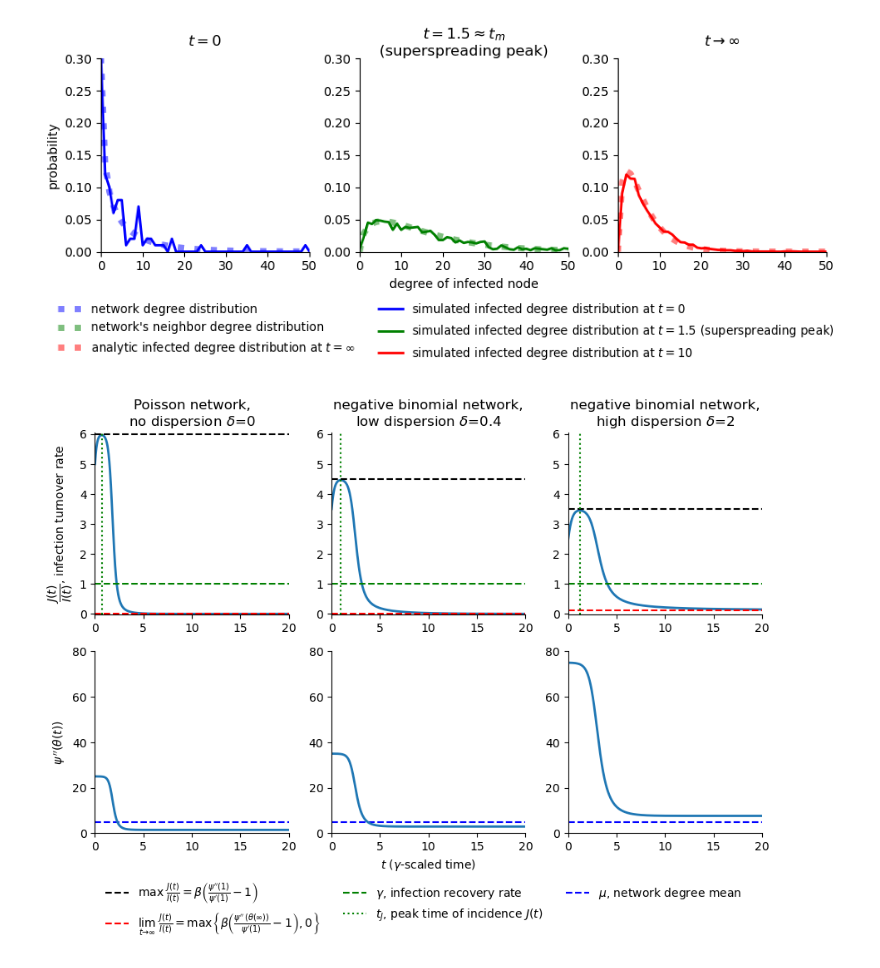
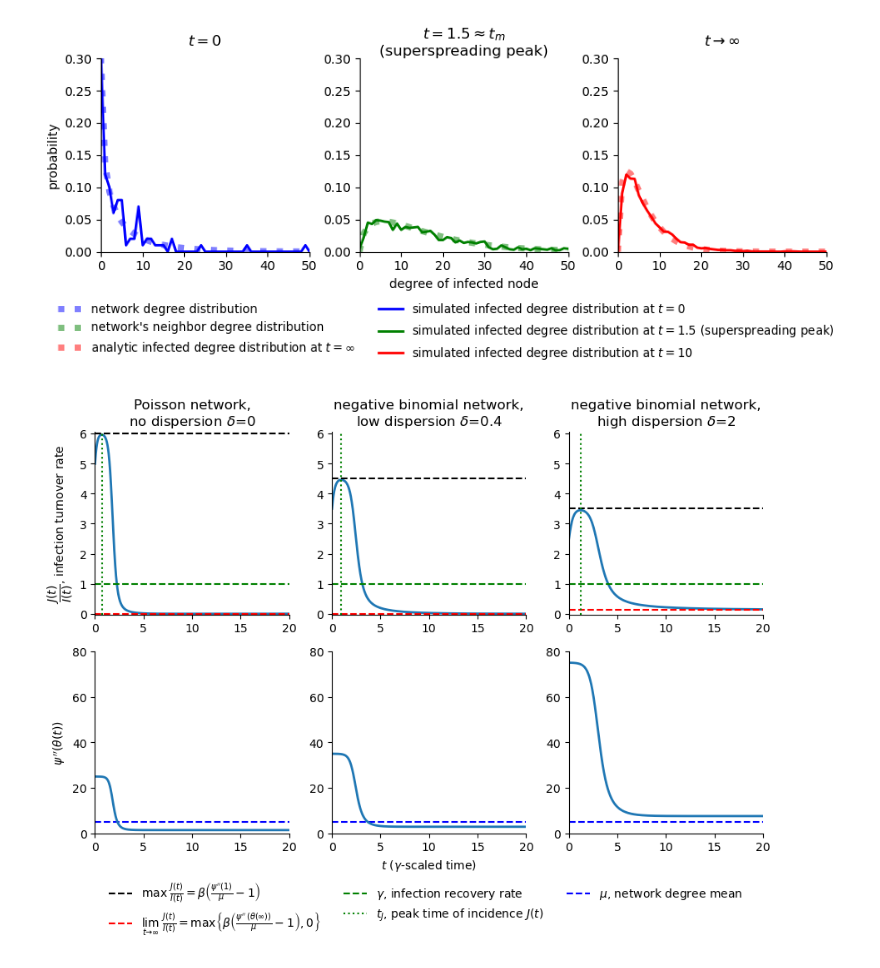
Before and after one commit to freedmanari/infected_degrees, a Jupyter notebook: network_epidemic.ipynb, the cells around one changed output. Saved outputs shown, nothing was run; the diff lists cells and outputs as text; code cells hidden in the pictures.

Commit message:
label change in figure J_I

```diff
--- a/network_epidemic.ipynb
+++ b/network_epidemic.ipynb
@@ -1384,9 +1384,9 @@ J = -psi(theta)*dtheta/I
 
 ax[0,1].plot(ts_ode, J, linewidth=2)
 ax[0,1].axhline(y=beta*(psi2(1)/psi(1)-1), color='black', linestyle='--',
-                label=r'max $\frac{J(t)}{I(t)}=\beta\left(\frac{\psi^{\prime\prime}(1)}{\psi^{\prime}(1)}-1\right)$')
+                label=r'max $\frac{J(t)}{I(t)}=\beta\left(\frac{\psi^{\prime\prime}(1)}{\mu}-1\right)$')
 ax[0,1].axhline(y=max(beta*(psi2(theta[-1])/psi(1)-1), 0), color='red', linestyle='--',
-                label=r'$\lim_{t\to\infty}\ \frac{J(t)}{I(t)}=$max$\left\{\beta\left(\frac{\psi^{\prime\prime}(\theta(\infty))}{\psi^{\prime}(1)}-1\right),0\right\}$')
+                label=r'$\lim_{t\to\infty}\ \frac{J(t)}{I(t)}=$max$\left\{\beta\left(\frac{\psi^{\prime\prime}(\theta(\infty))}{\mu}-1\right),0\right\}$')
 ax[0,1].axhline(y=gamma, color='green', linestyle='--',
                 label=r'$\gamma$, infection recovery rate')
 ax[0,1].axvline(x=ts_ode[np.argmax(J)], color='green', linestyle=':', label='$t_J$, peak time of incidence $J(t)$')
@@ -1411,31 +1411,31 @@ initialize_high_dispersion()
 out_ode_theta_I_only = scipy.integrate.odeint(model_theta_I_only, [theta0, i0], ts_ode)
 theta = out_ode_theta_I_only[:,0]
 dtheta = -beta * theta + beta * psi(theta)/psi(1) + gamma * (1-theta)
 I = out_ode_theta_I_only[:,1]
 J = -psi(theta)*dtheta/I
 
 ax[0,2].plot(ts_ode, J, linewidth=2)
 ax[0,2].axhline(y=beta*(psi2(1)/psi(1)-1), color='black', linestyle='--')
 ax[0,2].axhline(y=max(beta*(psi2(theta[-1])/psi(1)-1), 0), color='red', linestyle='--')
 ax[0,2].axhline(y=gamma, color='green', linestyle='--')
 ax[0,2].axvline(x=ts_ode[np.argmax(J)], color='green', linestyle=':')
 ax[0,2].spines['top'].set_visible(False)
 ax[0,2].spines['right'].set_visible(False)
 ax[0,2].set_xlim(0,20)
 ax[0,2].set_ylim(-.02,6.05)
 ax[0,2].set_title('negative binomial network,\nhigh dispersion '+r'$\delta$=2')
 
 ax[1,2].axhline(y=psi(1),color='blue',linestyle='--')
 ax[1,2].plot(ts_ode, psi2(theta), linewidth=2)
 ax[1,2].spines['top'].set_visible(False)
 ax[1,2].spines['right'].set_visible(False)
 ax[1,2].set_xlim(0,20)
 ax[1,2].set_ylim(0,80)
 
 plt.tight_layout()
 
 fig.legend(frameon=False, bbox_to_anchor=(.96,.03), ncols=3)
 
 # plt.savefig('figures/J_I.pdf',bbox_inches='tight')
 # %% [output]
-[figure, old version]
+[figure, new version]
```
Also changed, not shown: 1 other file.
